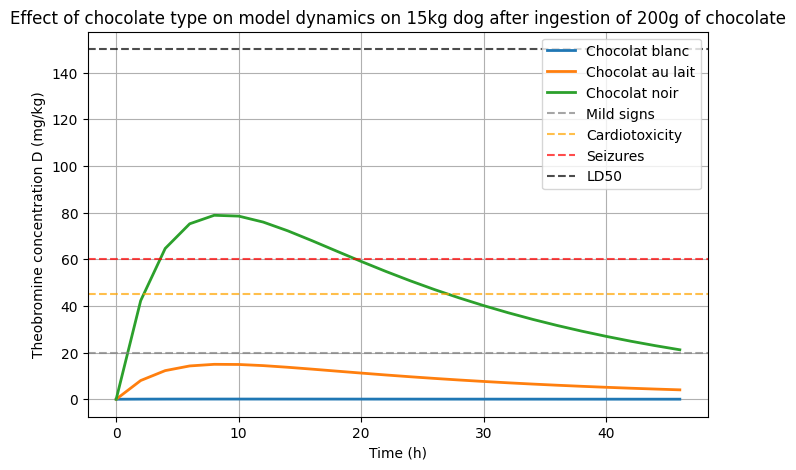
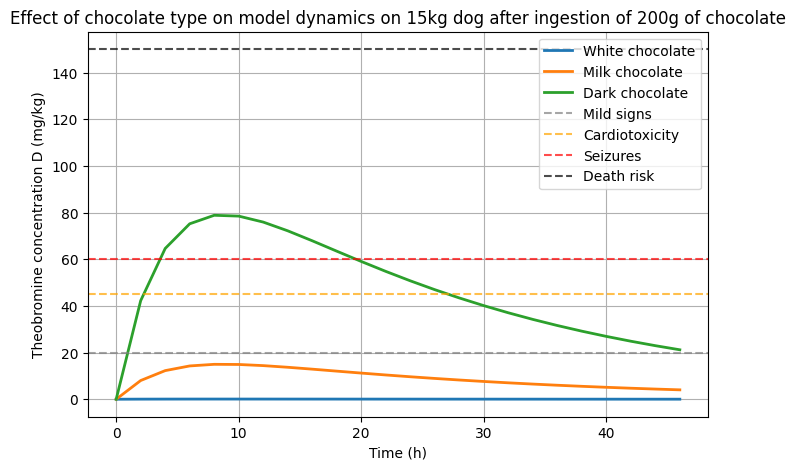
The change to this notebook cell's code, shown as a diff; its figure went from the first image to the second:
--- before
+++ after
@@ -3,4 +3,6 @@
 dog_weight = 15
 M = 200
+
+threshold = 20  # seuil mild signs
 
 for c, name in zip(c_type, choco_names):
@@ -14,7 +16,19 @@
         label=name)
 
-    print(
-        f"{name}: Dmax = {np.max(sol.y[1]):.4f} mg/kg"
-    )
+    D = sol.y[1]
+
+    Dmax = np.max(D)
+
+    peak_idx = np.argmax(D)
+
+    after_peak = np.where(D[peak_idx:] < threshold)[0]
+
+    if len(after_peak) > 0:
+        recovery_time = sol.t[peak_idx + after_peak[0]]
+        print(f"{name} : recovery time = {recovery_time:.1f} h")
+    else:
+        print(f"{name} kg : not recovered within simulation time")
+    
+    print(f"{name} kg : Dmax = {Dmax:.2f} mg/kg")
     
     
@@ -23,5 +37,5 @@
 plt.axhline(45, ls='--', color='orange', alpha=0.7, label='Cardiotoxicity')
 plt.axhline(60, ls='--', color='red', alpha=0.7, label='Seizures')
-plt.axhline(150, ls='--', color='black', alpha=0.7, label='LD50')
+plt.axhline(150, ls='--', color='black', alpha=0.7, label='Death risk')
 
 plt.xlabel('Time (h)')

Commit: partie 6 finie I hope